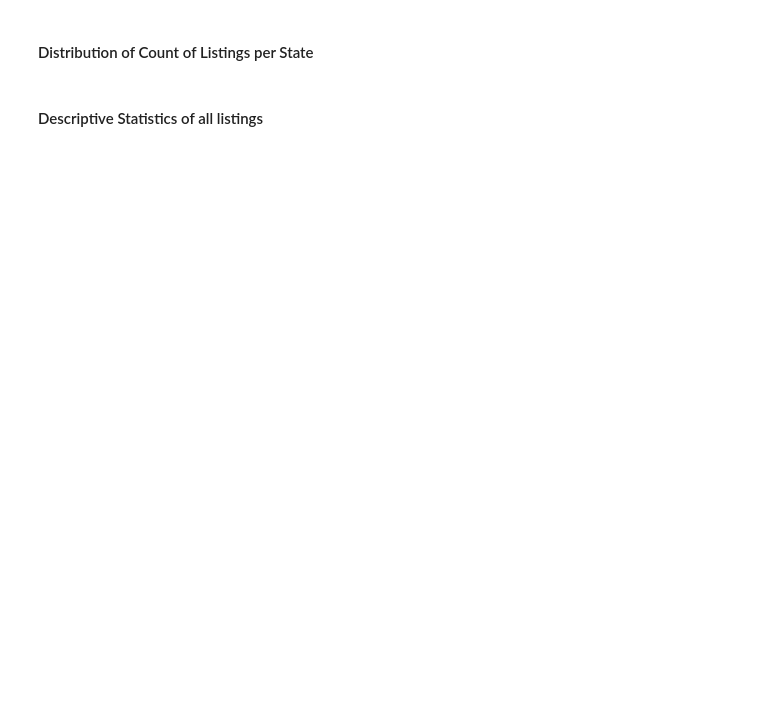
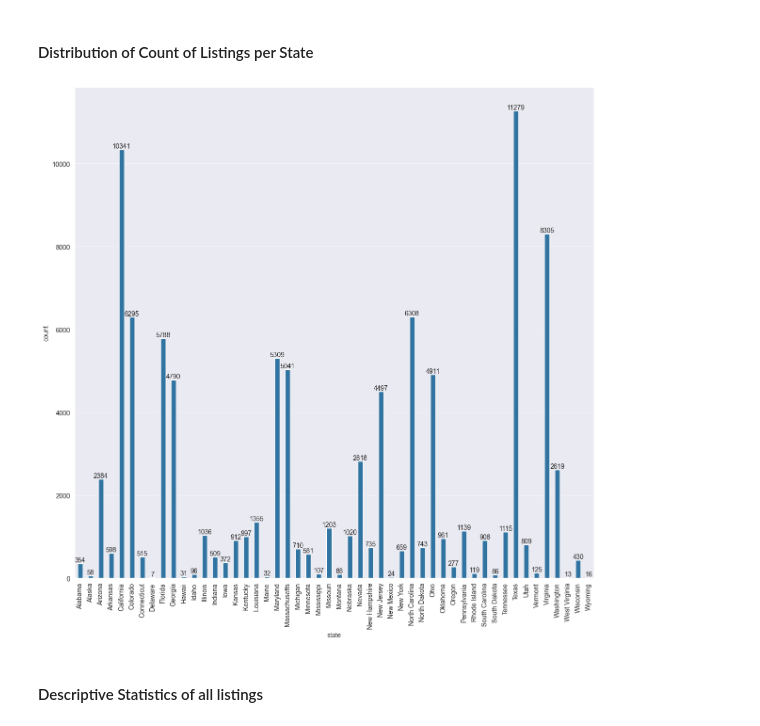
Before and after one commit to ipacheco9311/CS-577-07-Data-Science-Fall-2025-Project, a Jupyter notebook: source/project.ipynb, the cells around one changed output. Saved outputs shown, nothing was run; the diff lists cells and outputs as text; code cells hidden in the pictures; blank space fills up the shorter version.

```diff
--- a/source/project.ipynb
+++ b/source/project.ipynb
@@ -107,0 +174,12 @@ clean_uci_df.groupby(['currency']).size().reset_index(name='count')
+# %%
+with duckdb.connect(database= (data_directory / 'apartments.duckdb')) as connection:
+    df = connection.execute('''
+    SELECT currency,
+    COUNT(*) AS count
+    FROM listings
+    WHERE
+    currency IS NOT NULL
+    GROUP BY currency
+    ORDER BY currency;
+    ''').fetchdf()
+df
@@ -112,0 +191,13 @@ sources_df.head(5)
+# %%
+with duckdb.connect(database= (data_directory / 'apartments.duckdb')) as connection:
+    df = connection.execute('''
+    SELECT source,
+    COUNT(*) AS count
+    FROM listings
+    WHERE
+    source IS NOT NULL
+    GROUP BY source
+    ORDER BY count DESC
+    LIMIT 5;
+    ''').fetchdf()
+df
@@ -117,12 +213,23 @@ clean_uci_df.sort_values(by='state', inplace=True)
+# %%
+with duckdb.connect(database= (data_directory / 'apartments.duckdb')) as connection:
+    df = connection.execute('''
+    SELECT *,
+    FROM listings
+    WHERE
+    state IS NOT NULL
+    ORDER BY state;
+    ''').fetchdf()
 # %%
 fig, axes = plt.subplots(1, 1, figsize=(12, 12))
-ax = sns.countplot(data=clean_uci_df, x='state', width=0.5)
+ax = sns.countplot(data=df, x='state', width=0.5)
 
 for container in ax.containers:
     ax.bar_label(container)
 
 plt.xticks(rotation=90)
 plt.tight_layout()
+# %% [output]
+[figure, added]
 # %% [markdown]
 #### Descriptive Statistics of all listings
 # %%
```
Also changed, not shown: parts of 48 cells of this notebook.
